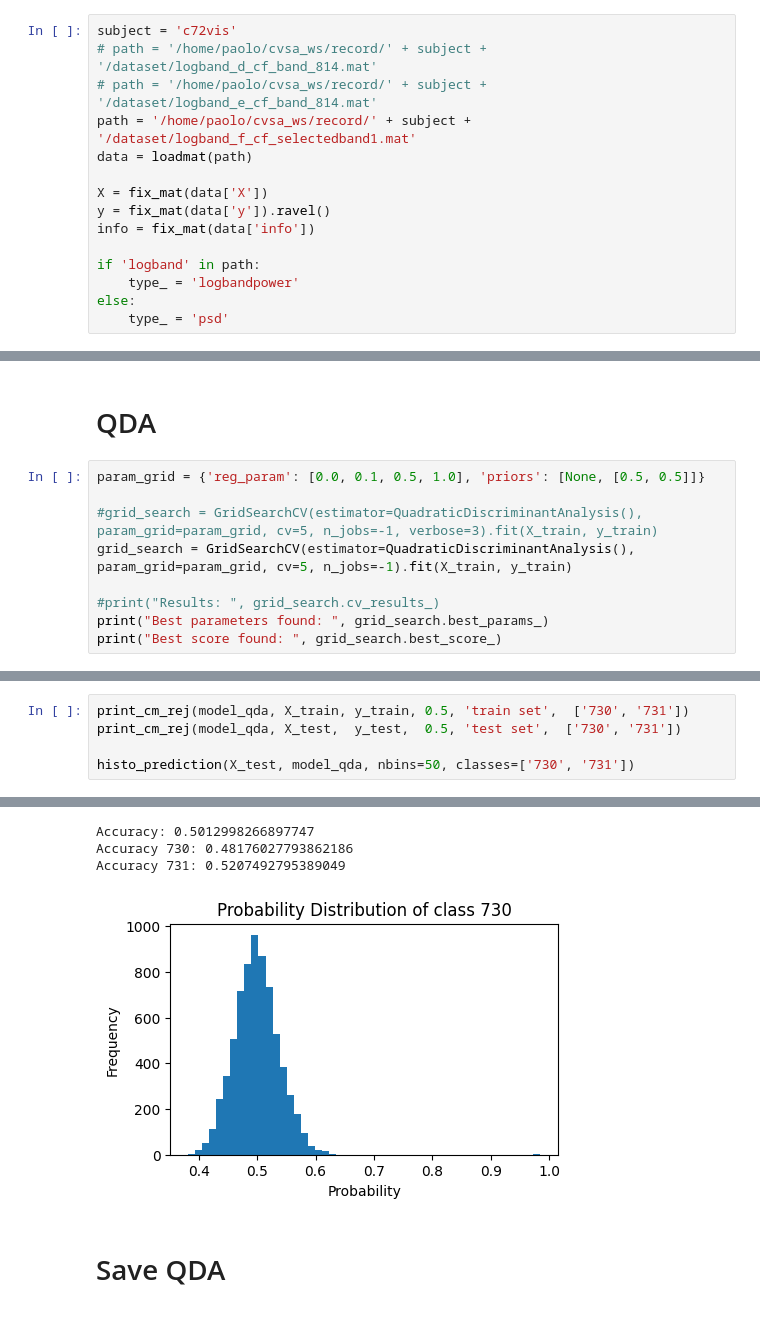
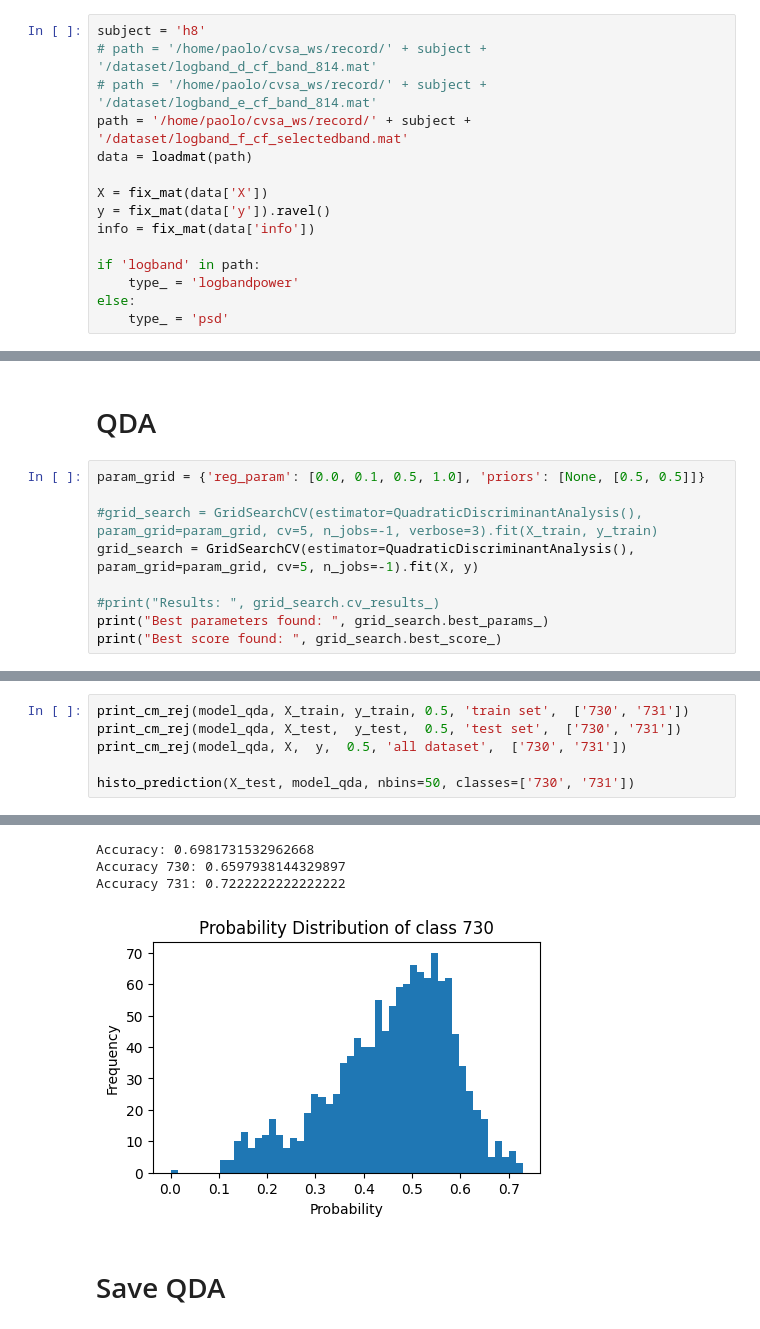
Before and after one commit to neurorobotics-iaslab/qda_cvsa, a Jupyter notebook: create_dataset_and_QDA/create_qda.ipynb, the cells around one changed output, grey strips where cells are left out. Drawn from its saved outputs; the diff is of its cells as text.

Commit message:
adding the dataset creation

```diff
--- a/src/create_qda.ipynb
+++ b/create_dataset_and_QDA/create_qda.ipynb
@@ -27,10 +27,10 @@ def fix_mat(data):
     else:
         return data
 # %%
-subject = 'c72vis'
+subject = 'h8'
 # path = '/home/paolo/cvsa_ws/record/' + subject + '/dataset/logband_d_cf_band_814.mat'
 # path = '/home/paolo/cvsa_ws/record/' + subject + '/dataset/logband_e_cf_band_814.mat'
-path = '/home/paolo/cvsa_ws/record/' + subject + '/dataset/logband_f_cf_selectedband1.mat'
+path = '/home/paolo/cvsa_ws/record/' + subject + '/dataset/logband_f_cf_selectedband.mat'
 data = loadmat(path)
 
 X = fix_mat(data['X'])
@@ -273,7 +267,7 @@ def online_test_integrator_buffer(model, X, y, buffer_size, ths): # TODO: genera
 param_grid = {'reg_param': [0.0, 0.1, 0.5, 1.0], 'priors': [None, [0.5, 0.5]]}
 
 #grid_search = GridSearchCV(estimator=QuadraticDiscriminantAnalysis(), param_grid=param_grid, cv=5, n_jobs=-1, verbose=3).fit(X_train, y_train)
-grid_search = GridSearchCV(estimator=QuadraticDiscriminantAnalysis(), param_grid=param_grid, cv=5, n_jobs=-1).fit(X_train, y_train)
+grid_search = GridSearchCV(estimator=QuadraticDiscriminantAnalysis(), param_grid=param_grid, cv=5, n_jobs=-1).fit(X, y)
 
 #print("Results: ", grid_search.cv_results_)
 print("Best parameters found: ", grid_search.best_params_)
@@ -303,6 +297,7 @@ Accuracy all:   0.5483676975945018
 # %%
 print_cm_rej(model_qda, X_train, y_train, 0.5, 'train set',  ['730', '731'])
 print_cm_rej(model_qda, X_test,  y_test,  0.5, 'test set',  ['730', '731'])
+print_cm_rej(model_qda, X,  y,  0.5, 'all dataset',  ['730', '731'])
 
 histo_prediction(X_test, model_qda, nbins=50, classes=['730', '731'])
 # %% [output]
@@ -314,7 +309,7 @@ Accuracy 731: 0.6467831273966766
-Accuracy: 0.5012998266897747
-Accuracy 730: 0.48176027793862186
-Accuracy 731: 0.5207492795389049
+Accuracy: 0.6981731532962668
+Accuracy 730: 0.6597938144329897
+Accuracy 731: 0.7222222222222222
-[figure, old version]
+[figure, new version]
 # %% [markdown]
 # Save QDA
 # %%
```
Also changed, not shown: parts of 10 cells of this notebook, 20 other files.
